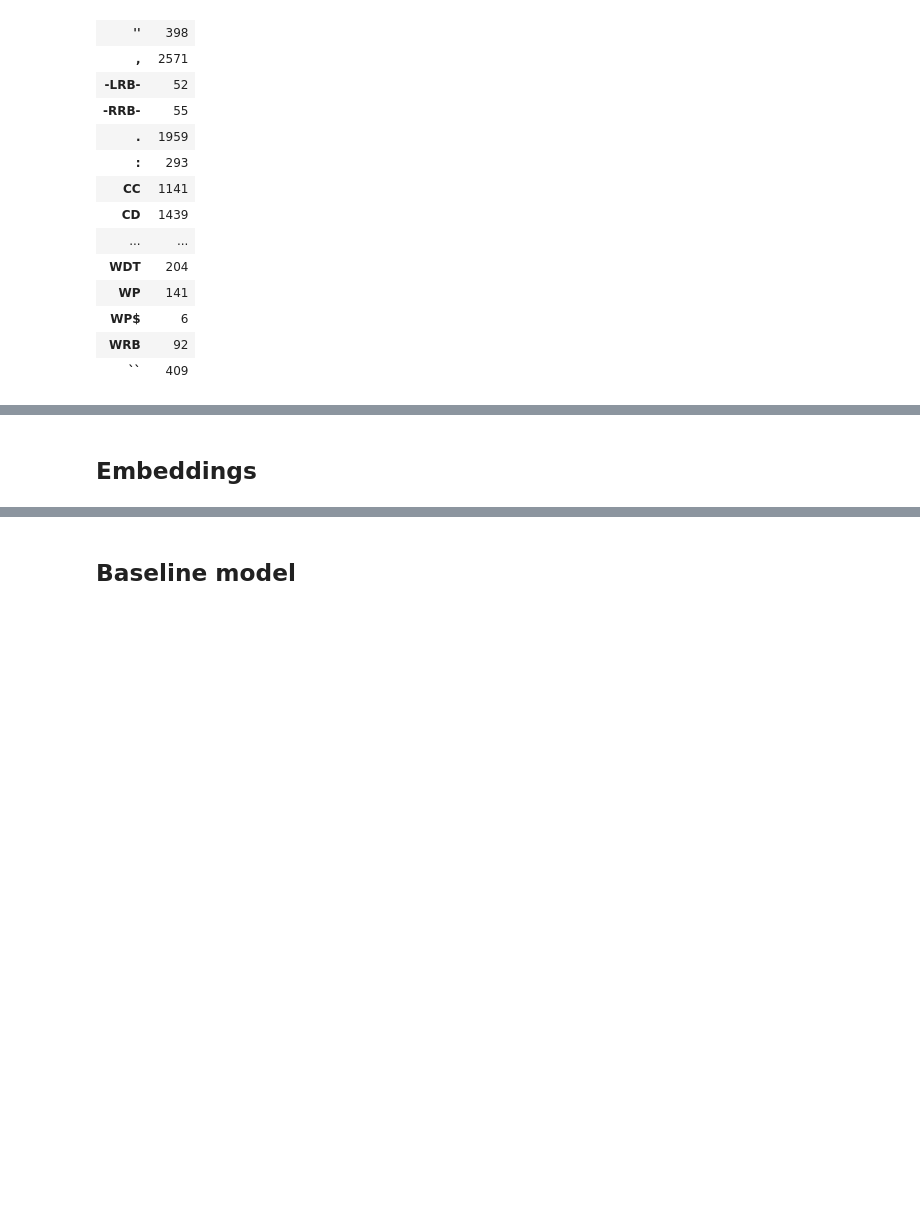
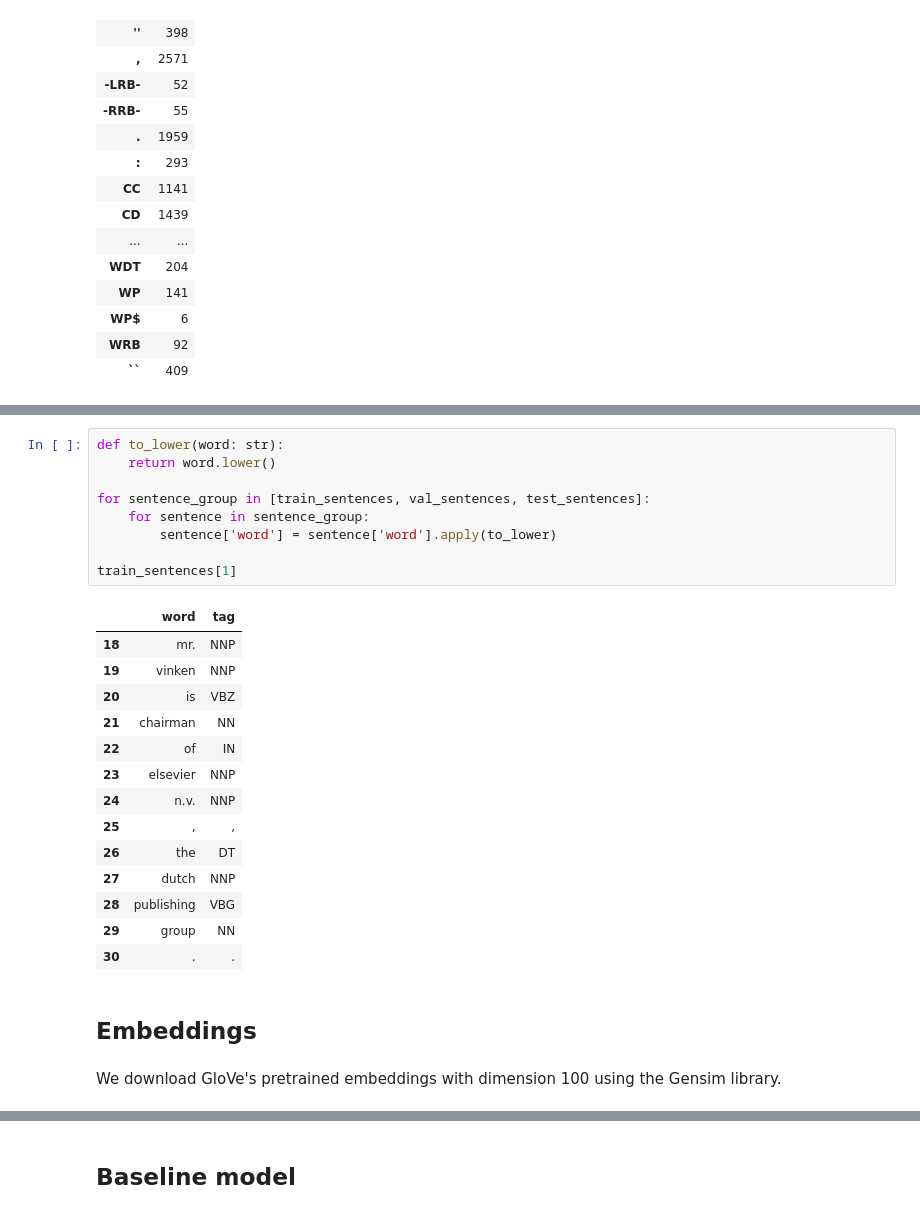
Before and after one commit to volpepe/SequenceLabeling, a Jupyter notebook: src/main.ipynb, the cells around one changed output, grey strips where cells are left out. Saved outputs shown, nothing was run; the diff lists cells and outputs as text; blank space fills up the shorter version.

Commit message:
Added Embeddings and OOV Analysis

```diff
--- a/src/main.ipynb
+++ b/src/main.ipynb
@@ -265,2 +286,28 @@ Note: see [here](https://www.ling.upenn.edu/courses/Fall_2003/ling001/penn_treeb
+# %%
+def to_lower(word: str):
+    return word.lower()
+
+for sentence_group in [train_sentences, val_sentences, test_sentences]:
+    for sentence in sentence_group:
+        sentence['word'] = sentence['word'].apply(to_lower)
+
+train_sentences[1]
+# %% [output]
+|  | word | tag |
+| 18 | mr. | NNP |
+| 19 | vinken | NNP |
+| 20 | is | VBZ |
+| 21 | chairman | NN |
+| 22 | of | IN |
+| 23 | elsevier | NNP |
+| 24 | n.v. | NNP |
+| 25 | , | , |
+| 26 | the | DT |
+| 27 | dutch | NNP |
+| 28 | publishing | VBG |
+| 29 | group | NN |
+| 30 | . | . |
 # %% [markdown]
 ## Embeddings
+# %% [markdown]
+We download GloVe's pretrained embeddings with dimension 100 using the Gensim library.
```
Also changed, not shown: parts of 32 cells of this notebook.
